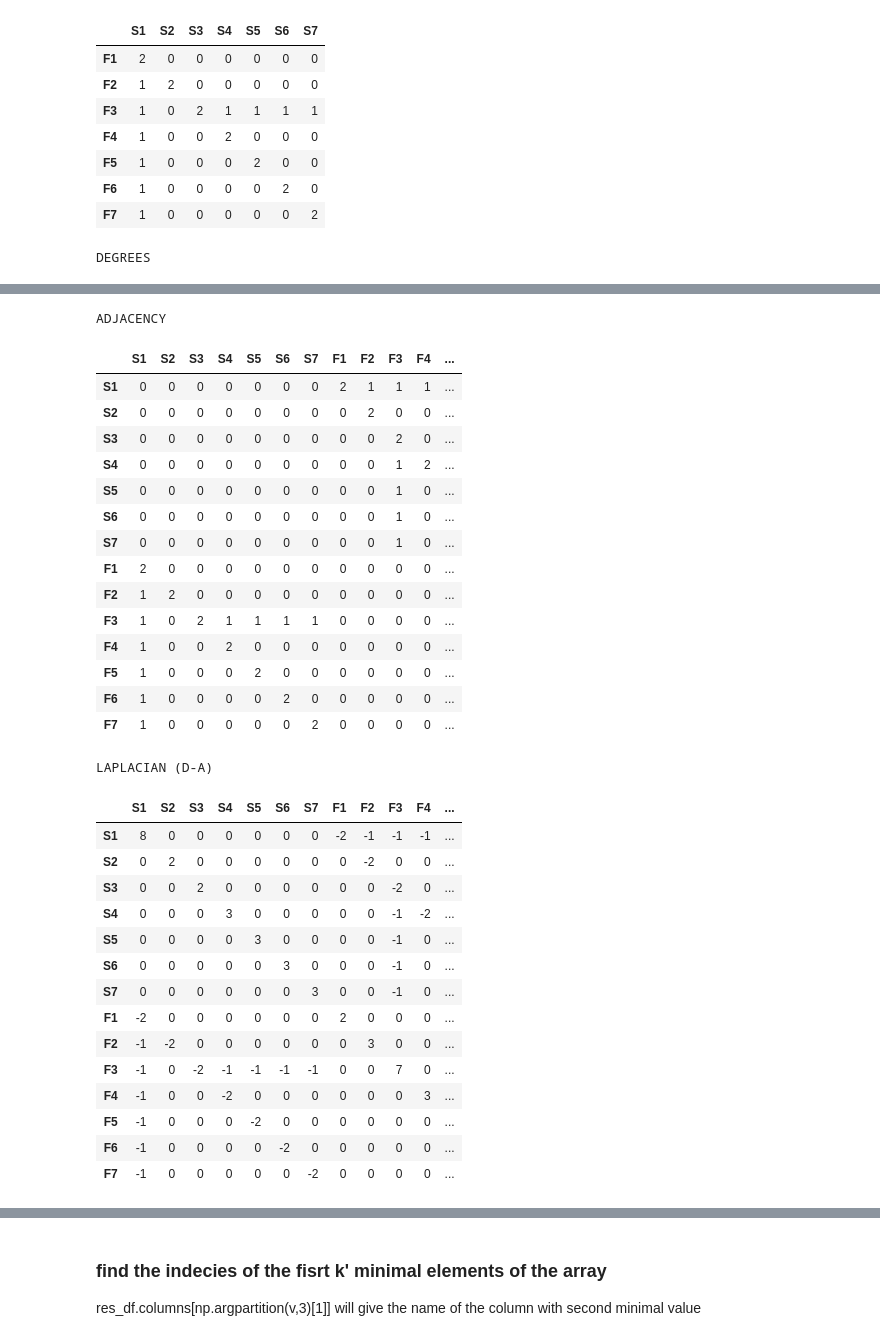
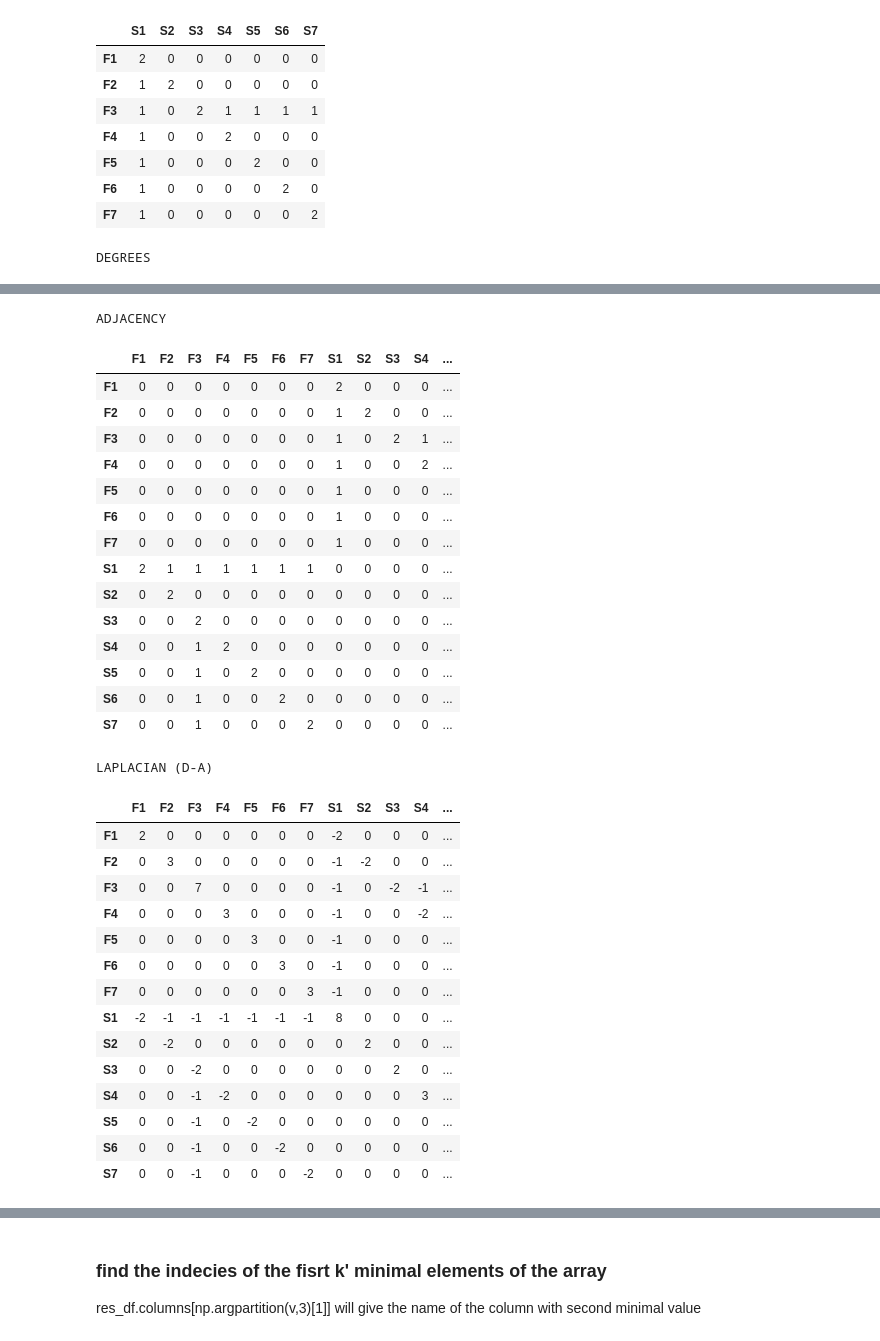
Before and after one commit to harella1/Modularity-Matrix, a Jupyter notebook: Provider Consumer modules - format.ipynb, the cells around one changed output, grey strips where cells are left out. Cells and saved outputs as stored; diff of their text form; code cells hidden in the pictures.

```diff
--- a/Provider Consumer modules - format.ipynb
+++ b/Provider Consumer modules - format.ipynb
@@ -110,17 +110,16 @@ UNION
 #dim = int(math.sqrt(mat.size))    # Matrix Dimension dim from matrix mat
 #union_mat = np.reshape(mat, (dim, dim))  # reshape Matrix mat to square
 # %%
-row_sum = np.sum(union_mat,axis = 1, dtype=int)
-col_sum = np.sum(union_mat,axis = 0, dtype=int)
-deg_mat = np.diag(np.concatenate((col_sum,row_sum)))
+row_sum = np.sum(union_mat,axis = 1, dtype=int) #functionals sum
+col_sum = np.sum(union_mat,axis = 0, dtype=int) #structors sum
+deg_mat = np.diag(np.concatenate((row_sum,col_sum)))
 # %%
-adj_mat = np.block([[np.zeros((dim,dim)),union_mat.T],
-               [union_mat, np.zeros((dim,dim))]])
+adj_mat = np.block([[np.zeros((dim,dim)), union_mat], [union_mat.T,np.zeros((dim,dim))]])
 laplacian = np.matrix(deg_mat-adj_mat, dtype=int)
 # %%
-deg_df = pd.DataFrame(deg_mat, columns= header+indx, index = header+indx)
-adj_df = pd.DataFrame(adj_mat, columns= header+indx, index = header+indx)
-laplacian_df = pd.DataFrame(laplacian, columns= header+indx, index = header+indx)
+deg_df = pd.DataFrame(deg_mat, columns= indx+header, index = indx+header)
+adj_df = pd.DataFrame(adj_mat, columns= indx+header, index = indx+header)
+laplacian_df = pd.DataFrame(laplacian, columns= indx+header, index = indx+header)
 
 de=deg_df.style.background_gradient(cmap='Wistia').set_caption("DEGREES")
 ad=adj_df.style.background_gradient(cmap='Wistia').set_caption("ADJACENCY")
@@ -147,35 +146,35 @@ DEGREES
 ADJACENCY
-|  | S1 | S2 | S3 | S4 | S5 | S6 | S7 | F1 | F2 | F3 | F4 | ... |
-| S1 | 0 | 0 | 0 | 0 | 0 | 0 | 0 | 2 | 1 | 1 | 1 | ... |
-| S2 | 0 | 0 | 0 | 0 | 0 | 0 | 0 | 0 | 2 | 0 | 0 | ... |
-| S3 | 0 | 0 | 0 | 0 | 0 | 0 | 0 | 0 | 0 | 2 | 0 | ... |
-| S4 | 0 | 0 | 0 | 0 | 0 | 0 | 0 | 0 | 0 | 1 | 2 | ... |
-| S5 | 0 | 0 | 0 | 0 | 0 | 0 | 0 | 0 | 0 | 1 | 0 | ... |
-| S6 | 0 | 0 | 0 | 0 | 0 | 0 | 0 | 0 | 0 | 1 | 0 | ... |
-| S7 | 0 | 0 | 0 | 0 | 0 | 0 | 0 | 0 | 0 | 1 | 0 | ... |
-| F1 | 2 | 0 | 0 | 0 | 0 | 0 | 0 | 0 | 0 | 0 | 0 | ... |
-| F2 | 1 | 2 | 0 | 0 | 0 | 0 | 0 | 0 | 0 | 0 | 0 | ... |
-| F3 | 1 | 0 | 2 | 1 | 1 | 1 | 1 | 0 | 0 | 0 | 0 | ... |
-| F4 | 1 | 0 | 0 | 2 | 0 | 0 | 0 | 0 | 0 | 0 | 0 | ... |
-| F5 | 1 | 0 | 0 | 0 | 2 | 0 | 0 | 0 | 0 | 0 | 0 | ... |
-| F6 | 1 | 0 | 0 | 0 | 0 | 2 | 0 | 0 | 0 | 0 | 0 | ... |
-| F7 | 1 | 0 | 0 | 0 | 0 | 0 | 2 | 0 | 0 | 0 | 0 | ... |
+|  | F1 | F2 | F3 | F4 | F5 | F6 | F7 | S1 | S2 | S3 | S4 | ... |
+| F1 | 0 | 0 | 0 | 0 | 0 | 0 | 0 | 2 | 0 | 0 | 0 | ... |
+| F2 | 0 | 0 | 0 | 0 | 0 | 0 | 0 | 1 | 2 | 0 | 0 | ... |
+| F3 | 0 | 0 | 0 | 0 | 0 | 0 | 0 | 1 | 0 | 2 | 1 | ... |
+| F4 | 0 | 0 | 0 | 0 | 0 | 0 | 0 | 1 | 0 | 0 | 2 | ... |
+| F5 | 0 | 0 | 0 | 0 | 0 | 0 | 0 | 1 | 0 | 0 | 0 | ... |
+| F6 | 0 | 0 | 0 | 0 | 0 | 0 | 0 | 1 | 0 | 0 | 0 | ... |
+| F7 | 0 | 0 | 0 | 0 | 0 | 0 | 0 | 1 | 0 | 0 | 0 | ... |
+| S1 | 2 | 1 | 1 | 1 | 1 | 1 | 1 | 0 | 0 | 0 | 0 | ... |
+| S2 | 0 | 2 | 0 | 0 | 0 | 0 | 0 | 0 | 0 | 0 | 0 | ... |
+| S3 | 0 | 0 | 2 | 0 | 0 | 0 | 0 | 0 | 0 | 0 | 0 | ... |
+| S4 | 0 | 0 | 1 | 2 | 0 | 0 | 0 | 0 | 0 | 0 | 0 | ... |
+| S5 | 0 | 0 | 1 | 0 | 2 | 0 | 0 | 0 | 0 | 0 | 0 | ... |
+| S6 | 0 | 0 | 1 | 0 | 0 | 2 | 0 | 0 | 0 | 0 | 0 | ... |
+| S7 | 0 | 0 | 1 | 0 | 0 | 0 | 2 | 0 | 0 | 0 | 0 | ... |
 LAPLACIAN (D-A)
-|  | S1 | S2 | S3 | S4 | S5 | S6 | S7 | F1 | F2 | F3 | F4 | ... |
-| S1 | 8 | 0 | 0 | 0 | 0 | 0 | 0 | -2 | -1 | -1 | -1 | ... |
-| S2 | 0 | 2 | 0 | 0 | 0 | 0 | 0 | 0 | -2 | 0 | 0 | ... |
-| S3 | 0 | 0 | 2 | 0 | 0 | 0 | 0 | 0 | 0 | -2 | 0 | ... |
-| S4 | 0 | 0 | 0 | 3 | 0 | 0 | 0 | 0 | 0 | -1 | -2 | ... |
-| S5 | 0 | 0 | 0 | 0 | 3 | 0 | 0 | 0 | 0 | -1 | 0 | ... |
-| S6 | 0 | 0 | 0 | 0 | 0 | 3 | 0 | 0 | 0 | -1 | 0 | ... |
-| S7 | 0 | 0 | 0 | 0 | 0 | 0 | 3 | 0 | 0 | -1 | 0 | ... |
-| F1 | -2 | 0 | 0 | 0 | 0 | 0 | 0 | 2 | 0 | 0 | 0 | ... |
-| F2 | -1 | -2 | 0 | 0 | 0 | 0 | 0 | 0 | 3 | 0 | 0 | ... |
-| F3 | -1 | 0 | -2 | -1 | -1 | -1 | -1 | 0 | 0 | 7 | 0 | ... |
-| F4 | -1 | 0 | 0 | -2 | 0 | 0 | 0 | 0 | 0 | 0 | 3 | ... |
-| F5 | -1 | 0 | 0 | 0 | -2 | 0 | 0 | 0 | 0 | 0 | 0 | ... |
-| F6 | -1 | 0 | 0 | 0 | 0 | -2 | 0 | 0 | 0 | 0 | 0 | ... |
-| F7 | -1 | 0 | 0 | 0 | 0 | 0 | -2 | 0 | 0 | 0 | 0 | ... |
+|  | F1 | F2 | F3 | F4 | F5 | F6 | F7 | S1 | S2 | S3 | S4 | ... |
+| F1 | 2 | 0 | 0 | 0 | 0 | 0 | 0 | -2 | 0 | 0 | 0 | ... |
+| F2 | 0 | 3 | 0 | 0 | 0 | 0 | 0 | -1 | -2 | 0 | 0 | ... |
+| F3 | 0 | 0 | 7 | 0 | 0 | 0 | 0 | -1 | 0 | -2 | -1 | ... |
+| F4 | 0 | 0 | 0 | 3 | 0 | 0 | 0 | -1 | 0 | 0 | -2 | ... |
+| F5 | 0 | 0 | 0 | 0 | 3 | 0 | 0 | -1 | 0 | 0 | 0 | ... |
+| F6 | 0 | 0 | 0 | 0 | 0 | 3 | 0 | -1 | 0 | 0 | 0 | ... |
+| F7 | 0 | 0 | 0 | 0 | 0 | 0 | 3 | -1 | 0 | 0 | 0 | ... |
+| S1 | -2 | -1 | -1 | -1 | -1 | -1 | -1 | 8 | 0 | 0 | 0 | ... |
+| S2 | 0 | -2 | 0 | 0 | 0 | 0 | 0 | 0 | 2 | 0 | 0 | ... |
+| S3 | 0 | 0 | -2 | 0 | 0 | 0 | 0 | 0 | 0 | 2 | 0 | ... |
+| S4 | 0 | 0 | -1 | -2 | 0 | 0 | 0 | 0 | 0 | 0 | 3 | ... |
+| S5 | 0 | 0 | -1 | 0 | -2 | 0 | 0 | 0 | 0 | 0 | 0 | ... |
+| S6 | 0 | 0 | -1 | 0 | 0 | -2 | 0 | 0 | 0 | 0 | 0 | ... |
+| S7 | 0 | 0 | -1 | 0 | 0 | 0 | -2 | 0 | 0 | 0 | 0 | ... |
 # %%
 # Iaakov: added COMPUTATIONS
 # Matrix RANK
```
Also changed, not shown: parts of 4 cells of this notebook, 4 other files.
